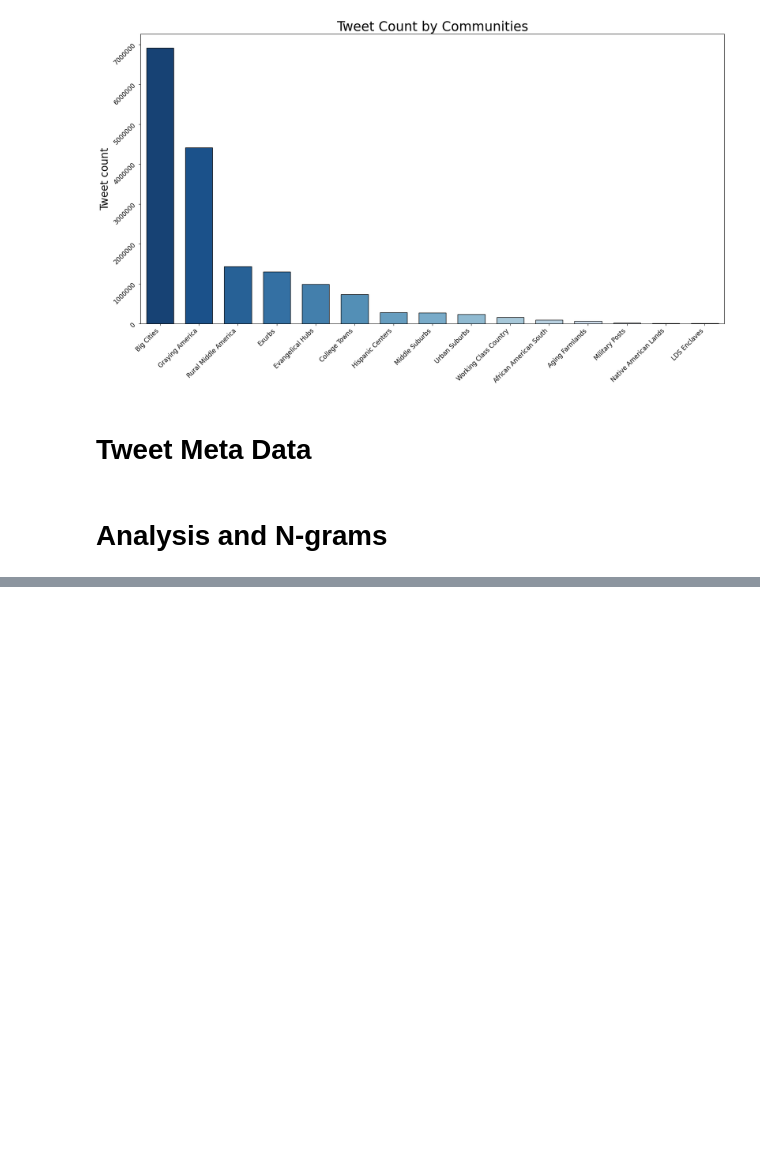
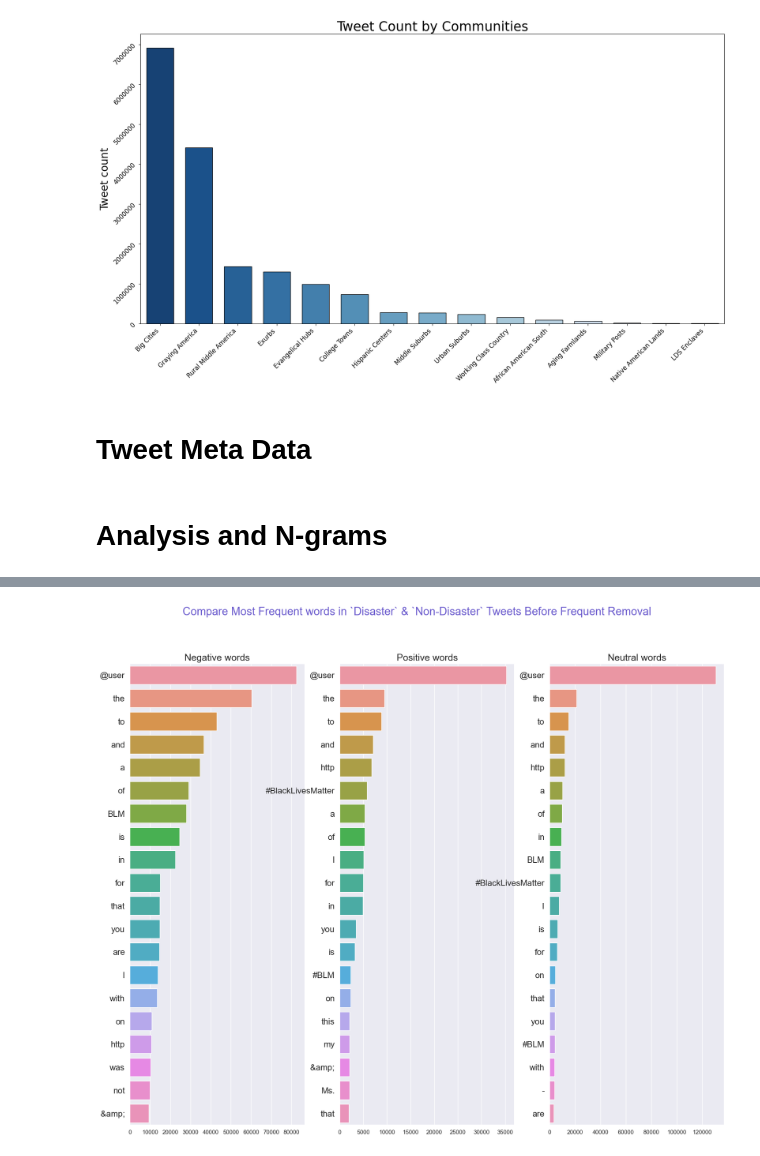
Before and after one commit to fahadshaikh30/thesis, a Jupyter notebook: eda_plots/tweet_eda.ipynb, the cells around one changed output, grey strips where cells are left out. Cells and saved outputs as stored; diff of their text form; code cells hidden in the pictures; blank space fills up the shorter version.

```diff
--- a/eda_plots/tweet_eda.ipynb
+++ b/eda_plots/tweet_eda.ipynb
@@ -186,0 +247,31 @@ No module named 'keras.saving.hdf5_format'
+# %%
+def plot_words_freq(dataframe: pd.DataFrame,
+                    column: Text,
+                    target_label: Text, axes) -> None:
+    words_dict = {'word': [], 'count': []}
+    words_count = Counter(
+        ' '.join(dataframe[[column,'label']]\
+                 .loc[dataframe['label'] == target_label]\
+                 [column]).split()).most_common(100)
+
+    for word, count in words_count:
+        words_dict['word'].append(word)
+        words_dict['count'].append(count)
+
+    sns.barplot(x=words_dict['count'][:20], y=words_dict['word'][:20], ax=axes)
+    axes.set_yticks(range(20), words_dict['word'][:20], size=16)
+# %%
+fig, axes = plt.subplots(1, 3)
+
+fig.suptitle('Compare Most Frequent words in `Disaster` & `Non-Disaster` Tweets Before Frequent Removal',
+             size=21, color='SlateBlue')
+axes[0].set_title('Negative words', size=18)
+axes[1].set_title('Positive words', size=18)
+axes[2].set_title('Neutral words', size=18)
+
+plot_words_freq(df, 'cleanedContent', target_label="negative", axes=axes[0])
+plot_words_freq(df, 'cleanedContent', target_label="positive", axes=axes[1])
+plot_words_freq(df, 'cleanedContent', target_label="neutral", axes=axes[2])
+plt.show()
+# %% [output]
+[figure, added]
```
Also changed, not shown: parts of 8 cells of this notebook, 6 other files.
